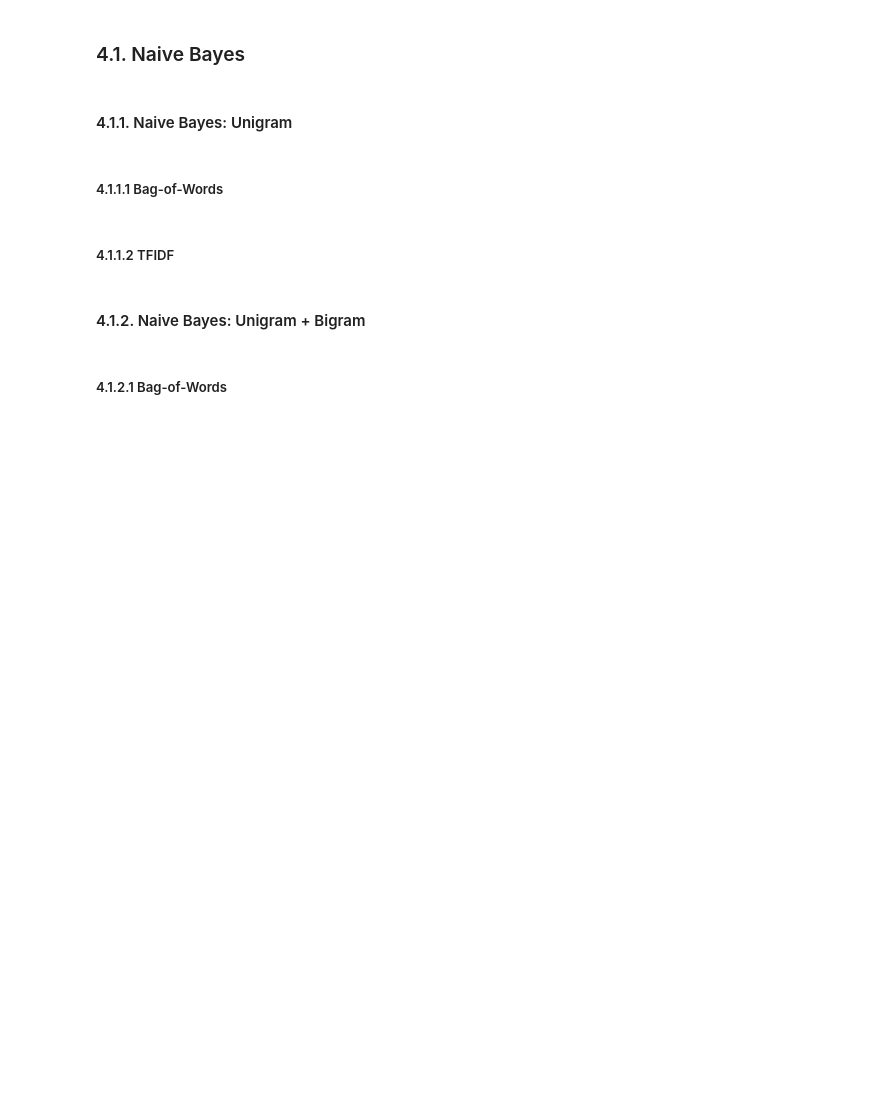
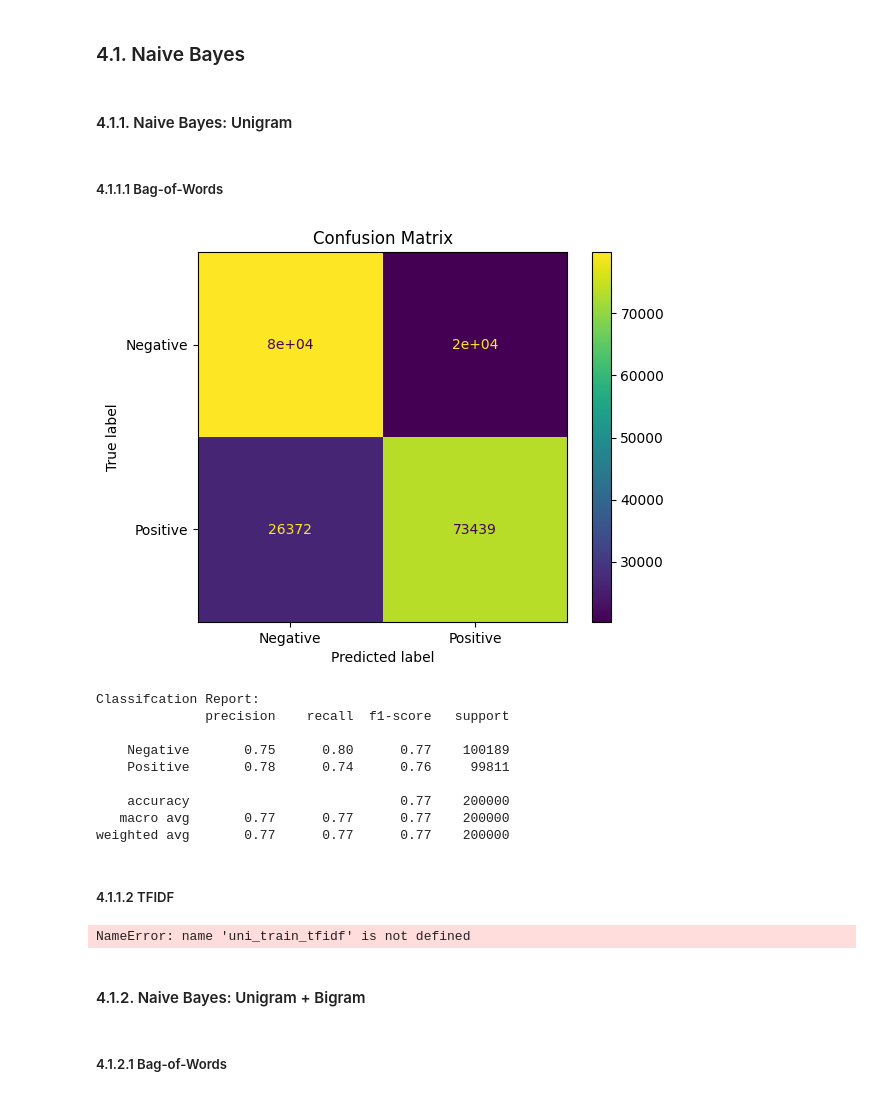
Before and after one commit to nklsKrmnn/LSC_Sentiment_Analysis, a Jupyter notebook: Project_BoW.ipynb, the cells around one changed output. Saved outputs shown, nothing was run; the diff lists cells and outputs as text; code cells hidden in the pictures; blank space fills up the shorter version.

```diff
--- a/Project_BoW.ipynb
+++ b/Project_BoW.ipynb
@@ -743,5 +797,11 @@ Wir haben hier den gleichen Code angewandt, wie bei dem kleineren Datensatz, dah
 # %%
 train_set = pd.read_csv ("data/dataset_tw/Trainset_complete.csv", sep = ';')
 test_set = pd.read_csv ("data/dataset_tw/Testset.csv", sep = ';')
+# %%
+# Daten um NaNs bereinigen
+train_set = train_set.dropna()
+
+# Sicherstellen, dass in "Phrase" nur strings stehen, damit Daten weiterverarbeitet werden können
+train_set ['Phrase'] = train_set['Phrase'].astype(str)
 # %% [markdown]
 ## 2. Data cleaning
@@ -850,7 +890,7 @@ tri_test_tfidf = vectorizer_tri_tfidf.transform(test_set['Phrase'])
 # %%
 train_labels = train_set['Sentiment']
 test_labels = test_set['Sentiment']
-train_labels=train_labels.astype(str)
-test_labels=test_labels.astype(str)
+train_labels = train_labels.astype(int)
+test_labels = test_labels.astype(int)
 # %% [markdown]
 ## 4. Klassifizierungsmodelle trainieren
@@ -925,15 +901,23 @@ LogisticRegression(C=5, max_iter=1000)
 # %% [markdown]
 ##### 4.1.1.1 Bag-of-Words
 # %%
-# mit Cleaning: Zeit: 2s Accuracy: 0.77
-# ohne Cleaning: Zeit: 2s Accuracy: 0.78
-
 uni_nb = MultinomialNB()
 uni_nb.fit(uni_train_bow, train_labels)
 
 predictions = uni_nb.predict(uni_test_bow)
 
-tw_nb_uni_bow = test_statistics(predictions, test_labels)
+tw_nb_uni_bow = test_statistics_tw(predictions, test_labels)
+# %% [output]
+[figure, added]
+Classifcation Report:
+              precision    recall  f1-score   support
+
+    Negative       0.75      0.80      0.77    100189
+    Positive       0.78      0.74      0.76     99811
+
+    accuracy                           0.77    200000
+   macro avg       0.77      0.77      0.77    200000
+weighted avg       0.77      0.77      0.77    200000
 # %% [markdown]
 ##### 4.1.1.2 TFIDF
 # %%
@@ -942,7 +926,9 @@ uni_nb.fit(uni_train_tfidf, train_labels)
 
 predictions = uni_nb.predict(uni_test_tfidf)
 
-tw_nb_uni_tf = test_statistics(predictions, test_labels)
+tw_nb_uni_tf = test_statistics_tw(predictions, test_labels)
+# %% [output]
+NameError: name 'uni_train_tfidf' is not defined
 # %% [markdown]
 #### 4.1.2. Naive Bayes: Unigram + Bigram
 # %% [markdown]
```
Also changed, not shown: parts of 63 cells of this notebook.
